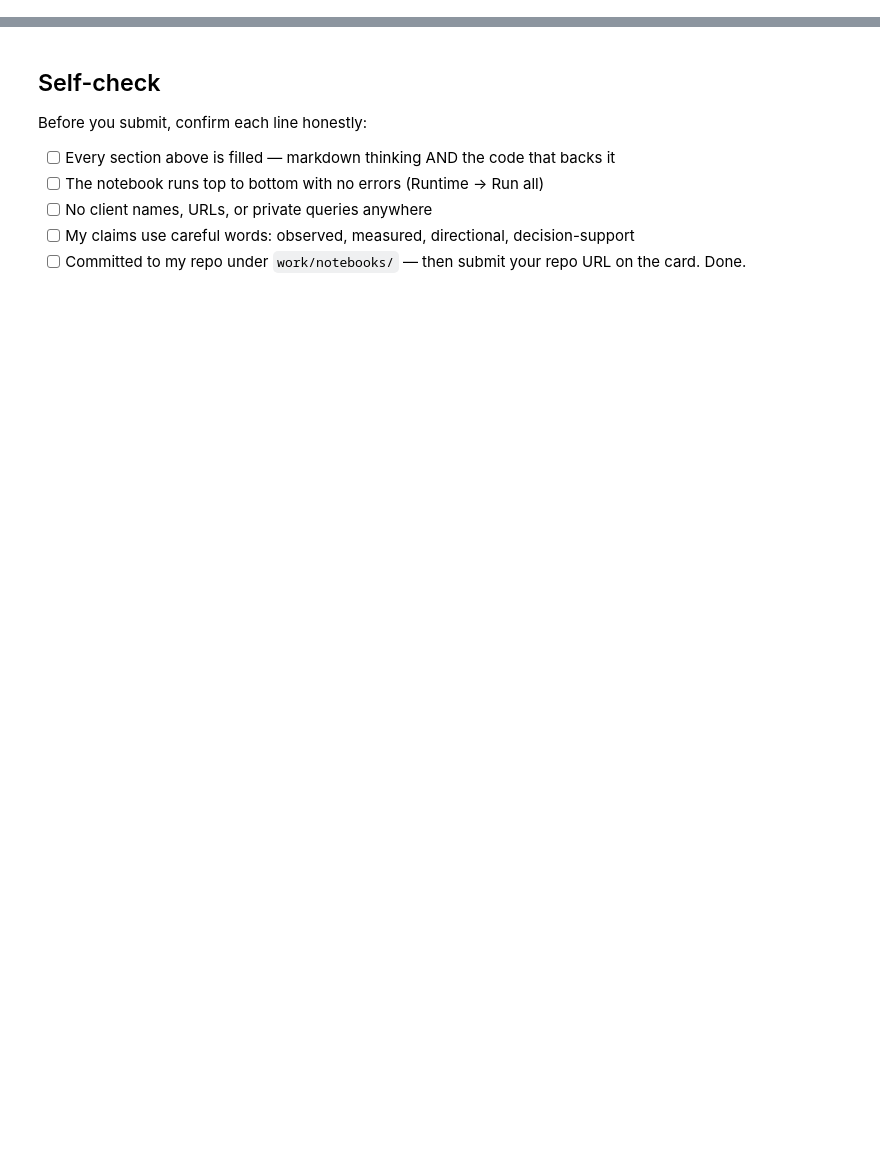
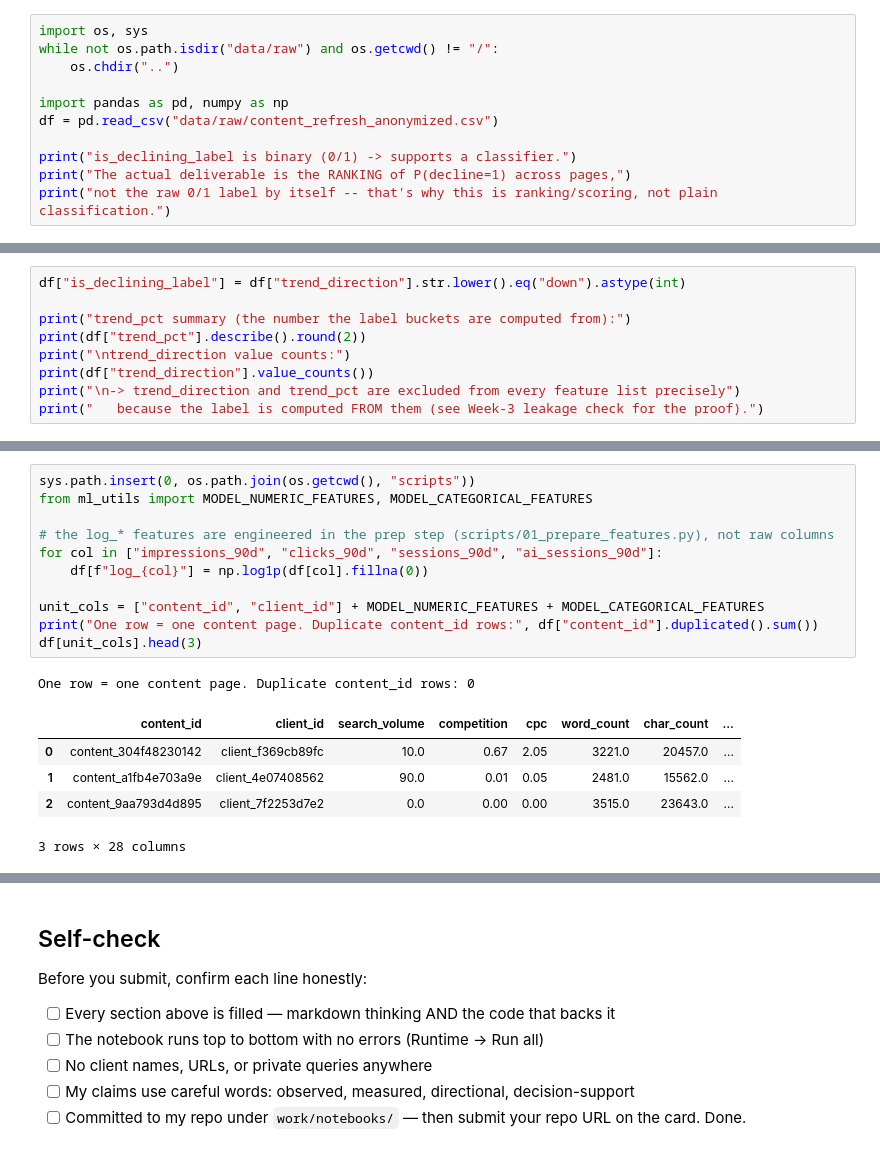
Before and after one commit to Prajwal-Rd-bond/flyrank-ml-internship-starter, a Jupyter notebook: work/notebooks/w02_ml_task_framing.ipynb, the cells around one changed output, grey strips where cells are left out. Cells and saved outputs as stored; diff of their text form; blank space fills up the shorter version.

```diff
--- a/work/notebooks/w02_ml_task_framing.ipynb
+++ b/work/notebooks/w02_ml_task_framing.ipynb
@@ -43,0 +20,11 @@ This skeleton is yours to fill. Work the sections **in order** — each one has
+# %%
+import os, sys
+while not os.path.isdir("data/raw") and os.getcwd() != "/":
+    os.chdir("..")
+
+import pandas as pd, numpy as np
+df = pd.read_csv("data/raw/content_refresh_anonymized.csv")
+
+print("is_declining_label is binary (0/1) -> supports a classifier.")
+print("The actual deliverable is the RANKING of P(decline=1) across pages,")
+print("not the raw 0/1 label by itself -- that's why this is ranking/scoring, not plain classification.")
@@ -43,0 +47,9 @@ This skeleton is yours to fill. Work the sections **in order** — each one has
+# %%
+df["is_declining_label"] = df["trend_direction"].str.lower().eq("down").astype(int)
+
+print("trend_pct summary (the number the label buckets are computed from):")
+print(df["trend_pct"].describe().round(2))
+print("\ntrend_direction value counts:")
+print(df["trend_direction"].value_counts())
+print("\n-> trend_direction and trend_pct are excluded from every feature list precisely")
+print("   because the label is computed FROM them (see Week-3 leakage check for the proof).")
@@ -43,0 +99,18 @@ This skeleton is yours to fill. Work the sections **in order** — each one has
+# %%
+sys.path.insert(0, os.path.join(os.getcwd(), "scripts"))
+from ml_utils import MODEL_NUMERIC_FEATURES, MODEL_CATEGORICAL_FEATURES
+
+# the log_* features are engineered in the prep step (scripts/01_prepare_features.py), not raw columns
+for col in ["impressions_90d", "clicks_90d", "sessions_90d", "ai_sessions_90d"]:
+    df[f"log_{col}"] = np.log1p(df[col].fillna(0))
+
+unit_cols = ["content_id", "client_id"] + MODEL_NUMERIC_FEATURES + MODEL_CATEGORICAL_FEATURES
+print("One row = one content page. Duplicate content_id rows:", df["content_id"].duplicated().sum())
+df[unit_cols].head(3)
+# %% [output]
+One row = one content page. Duplicate content_id rows: 0
+|  | content_id | client_id | search_volume | competition | cpc | word_count | char_count | ... |
+| 0 | content_304f48230142 | client_f369cb89fc | 10.0 | 0.67 | 2.05 | 3221.0 | 20457.0 | ... |
+| 1 | content_a1fb4e703a9e | client_4e07408562 | 90.0 | 0.01 | 0.05 | 2481.0 | 15562.0 | ... |
+| 2 | content_9aa793d4d895 | client_7f2253d7e2 | 0.0 | 0.00 | 0.00 | 3515.0 | 23643.0 | ... |
+3 rows × 28 columns
```
Also changed, not shown: parts of 19 cells of this notebook, 5 other files.
